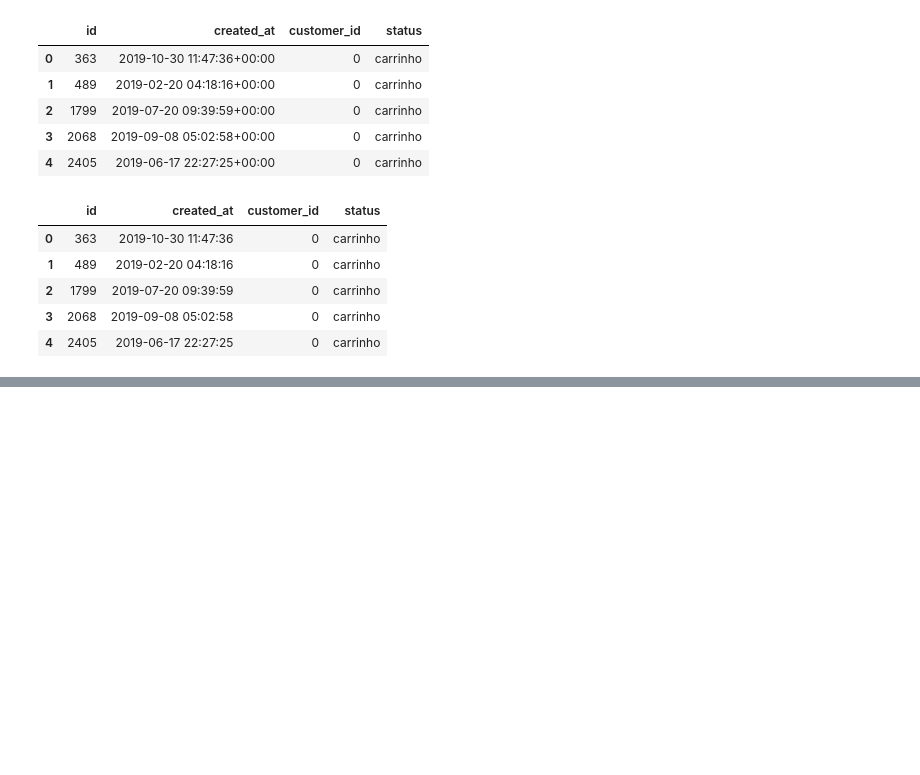
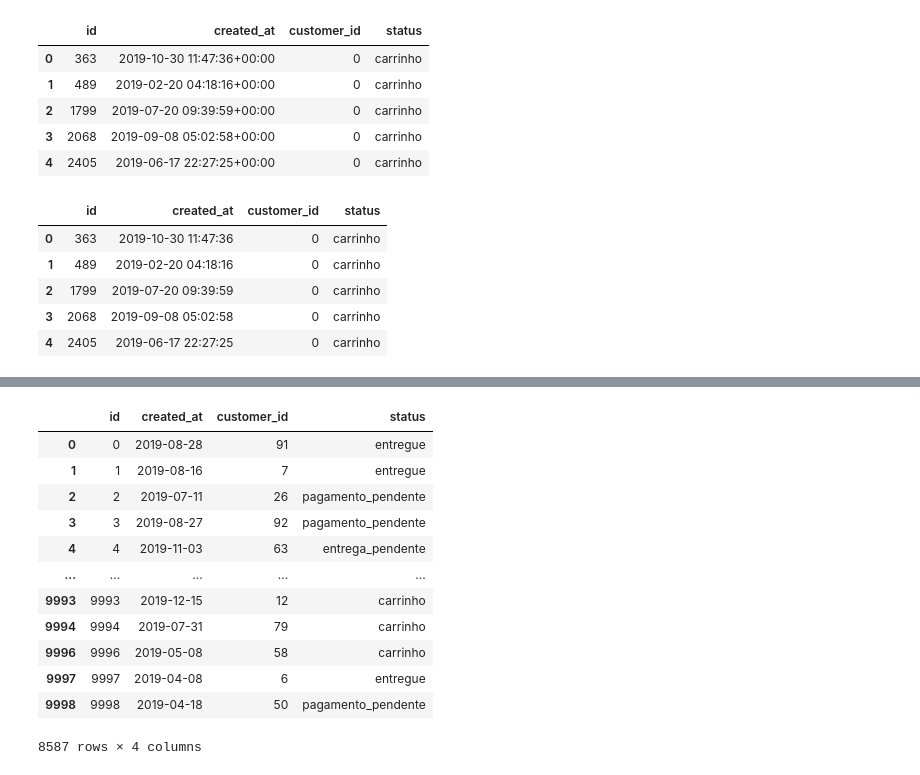
Before and after one commit to pcmoraesmenezes/ETL, a Jupyter notebook: initial_project.ipynb, the cells around one changed output, grey strips where cells are left out. Cells and saved outputs as stored; diff of their text form; code cells hidden in the pictures; blank space fills up the shorter version.

```diff
--- a/initial_project.ipynb
+++ b/initial_project.ipynb
@@ -225,0 +277,16 @@ dfs['order'].head()
+# %%
+df[df['created_at'].dt.year == current_year]
+# %% [output]
+|  | id | created_at | customer_id | status |
+| 0 | 0 | 2019-08-28 | 91 | entregue |
+| 1 | 1 | 2019-08-16 | 7 | entregue |
+| 2 | 2 | 2019-07-11 | 26 | pagamento_pendente |
+| 3 | 3 | 2019-08-27 | 92 | pagamento_pendente |
+| 4 | 4 | 2019-11-03 | 63 | entrega_pendente |
+| ... | ... | ... | ... | ... |
+| 9993 | 9993 | 2019-12-15 | 12 | carrinho |
+| 9994 | 9994 | 2019-07-31 | 79 | carrinho |
+| 9996 | 9996 | 2019-05-08 | 58 | carrinho |
+| 9997 | 9997 | 2019-04-08 | 6 | entregue |
+| 9998 | 9998 | 2019-04-18 | 50 | pagamento_pendente |
+8587 rows × 4 columns
```
Also changed, not shown: parts of 25 cells of this notebook.
